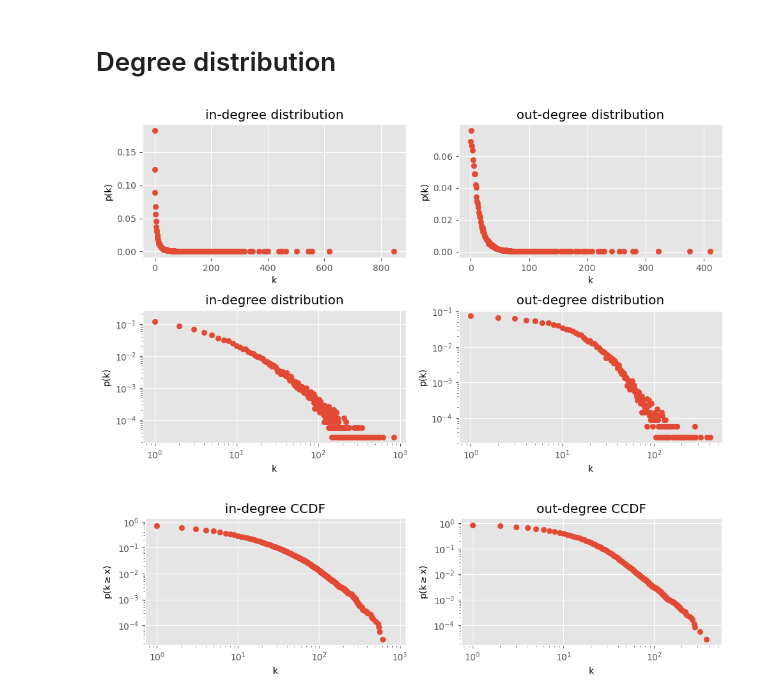
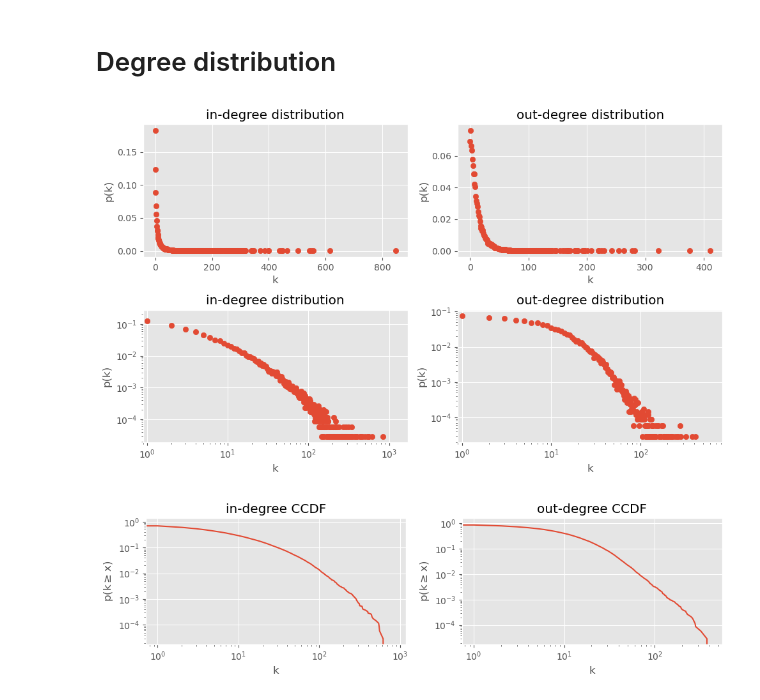
Before and after one commit to Marcus-Friis/research-project, a Jupyter notebook: notebooks/dataanalysis.ipynb, the cells around one changed output. Cells and saved outputs as stored; diff of their text form; code cells hidden in the pictures.

```diff
--- a/notebooks/dataanalysis.ipynb
+++ b/notebooks/dataanalysis.ipynb
@@ -28,34 +50,36 @@ ax1.scatter(d_in, v_in)
 ax1.set_xlabel('k')
 ax1.set_ylabel('p(k)')
 ax1.set_title('in-degree distribution')
 
 # plot in-degree log-log
 ax3.scatter(d_in, v_in)
 ax3.set_xlabel('k')
 ax3.set_ylabel('p(k)')
 ax3.set_title('in-degree distribution')
 ax3.set_xscale('log')
 ax3.set_yscale('log')
+ax3.set_xlim(0.9, np.max(d_in)*2)
 
 # plot out-degree
 ax2.scatter(d_out, v_out)
 ax2.set_xlabel('k')
 ax2.set_ylabel('p(k)')
 ax2.set_title('out-degree distribution')
 
 # plot out-degree log-log
 d_out, v_out = np.unique(out_degrees, return_counts=True)
 v_out = v_out / v_out.sum()
 ax4.scatter(d_out, v_out)
 ax4.set_xlabel('k')
 ax4.set_ylabel('p(k)')
 ax4.set_title('out-degree distribution')
 ax4.set_xscale('log')
 ax4.set_yscale('log')
+ax4.set_xlim(0.9, np.max(d_out)*2)
 
 plt.tight_layout()
 # %% [output]
-[figure, old version]
+[figure, new version]
 # %%
 fig, (ax1, ax2) = plt.subplots(1, 2, figsize=(10,3))
 
@@ -64,7 +88,7 @@ v_in_cum = 1 - np.cumsum(v_in)
 v_out_cum = 1 - np.cumsum(v_out)
 
 # plot in-degree CCDF log-log
-ax1.scatter(d_in, v_in_cum)
+ax1.plot(d_in, v_in_cum)
 ax1.set_title('in-degree CCDF')
 ax1.set_xlabel('k')
 ax1.set_ylabel('p(k$\geq$x)')
@@ -72,7 +96,7 @@ ax1.set_xscale('log')
 ax1.set_yscale('log')
 
 # plot out-degree CCDF log-log
-ax2.scatter(d_out, v_out_cum)
+ax2.plot(d_out, v_out_cum)
 ax2.set_title('out-degree CCDF')
 ax2.set_xlabel('k')
 ax2.set_ylabel('p(k$\geq$x)')
@@ -81,7 +105,7 @@ ax2.set_yscale('log')
 
 plt.tight_layout()
 # %% [output]
-[figure, old version]
+[figure, new version]
 # %%
 fig, ax = plt.subplots()
 ax.scatter(in_degrees, out_degrees)
```
Also changed, not shown: parts of 25 cells of this notebook.
